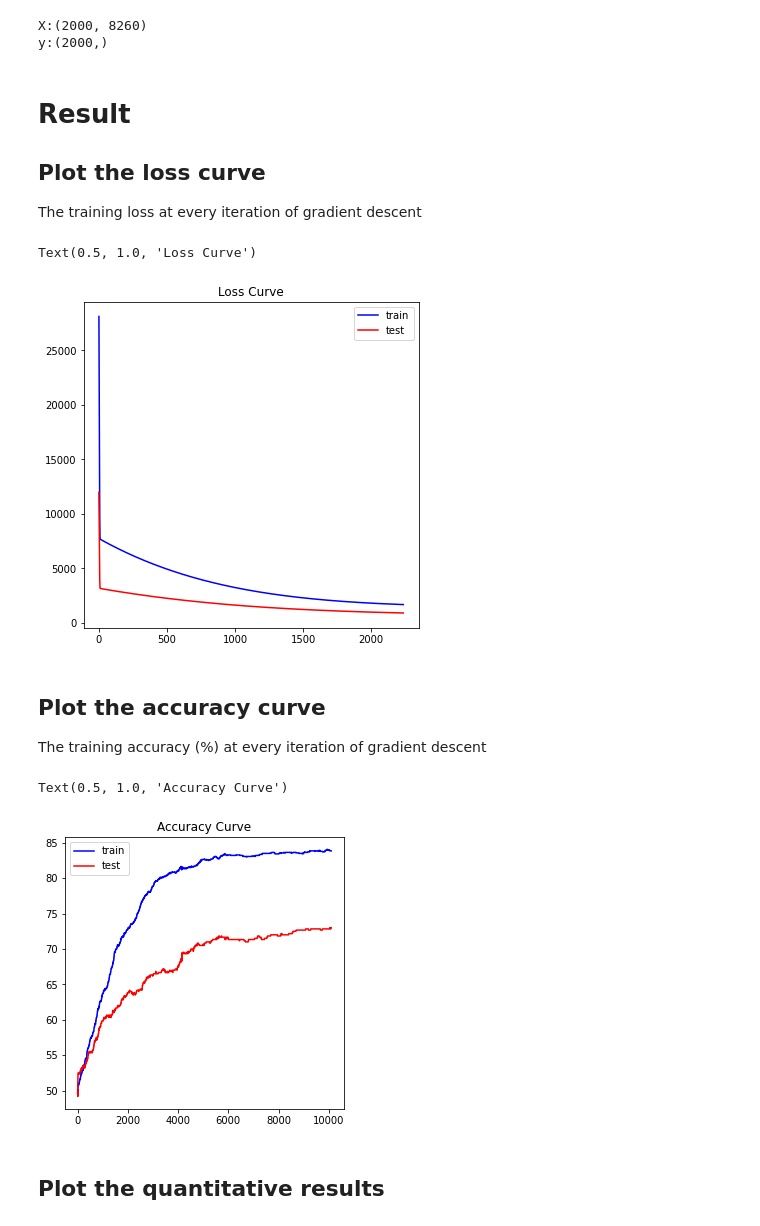
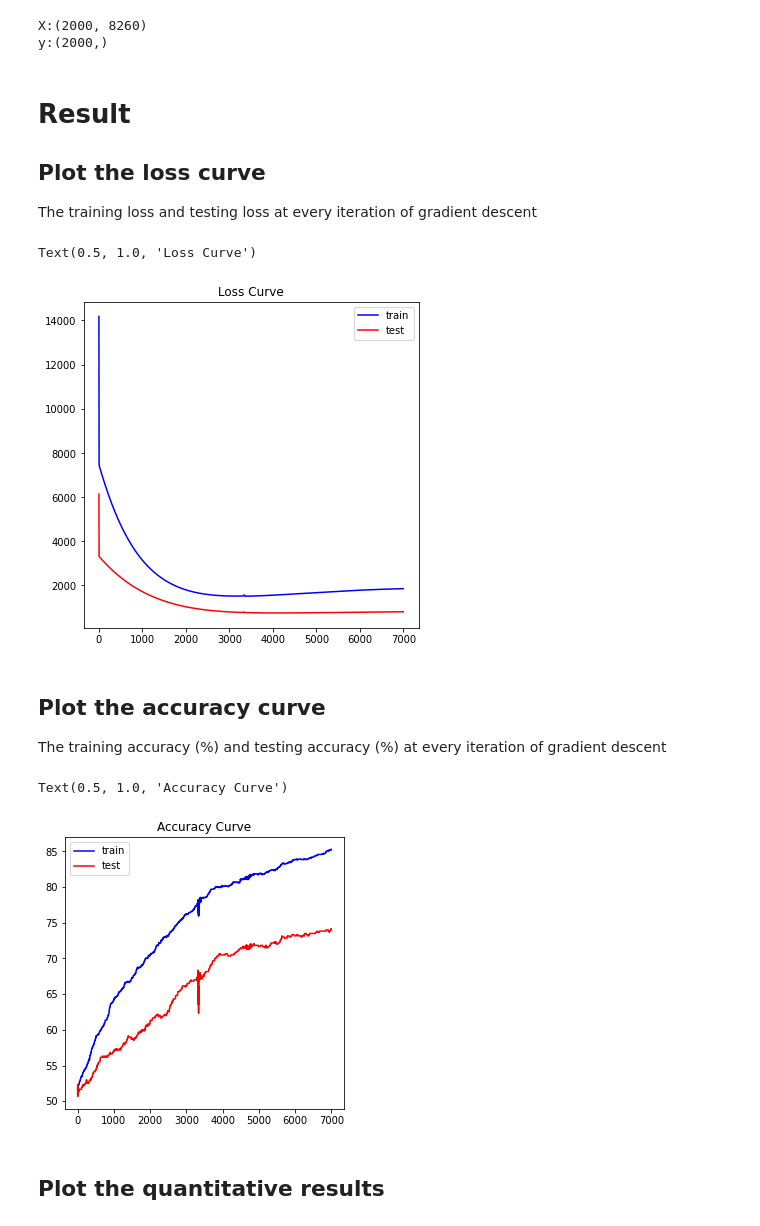
Before and after one commit to fxnnxc/class-MachineLearning, a Jupyter notebook: Assignment11.ipynb, the cells around one changed output. Cells and saved outputs as stored; diff of their text form; code cells hidden in the pictures.

```diff
--- a/Assignment11.ipynb
+++ b/Assignment11.ipynb
@@ -301,8 +297,7 @@ clf = classifier()
 # %%
 # Training
 
-COUNT = 10000
-
+COUNT = 7000
 for k in range(0, COUNT+1):
 
   clf.train(X_train, y_train)
@@ -320,22 +315,22 @@ for k in range(0, COUNT+1):
 
 ## Plot the loss curve
 
-The training loss at every iteration of gradient descent
+The training loss and testing loss at every iteration of gradient descent
 # %%
 import matplotlib.pyplot as plt
 
 plt.figure(figsize=(6,6))
-plt.plot(clf.loss_train[:2236], color='b')
-plt.plot(clf.loss_test[:2236],  color='r')
+plt.plot(clf.loss_train, color='b')
+plt.plot(clf.loss_test,  color='r')
 plt.legend(['train', 'test'])
 plt.title('Loss Curve')
 # %% [output]
 Text(0.5, 1.0, 'Loss Curve')
-[figure, old version]
+[figure, new version]
 # %% [markdown]
 ## Plot the accuracy curve
 
-The training accuracy (%) at every iteration of gradient descent
+The training accuracy (%) and testing accuracy (%) at every iteration of gradient descent
 # %%
 plt.figure(figsize=(5,5))
 plt.plot(clf.acc_train, color='b')
@@ -344,7 +339,7 @@ plt.legend(['train', 'test'])
 plt.title('Accuracy Curve')
 # %% [output]
 Text(0.5, 1.0, 'Accuracy Curve')
-[figure, old version]
+[figure, new version]
 # %% [markdown]
 ## Plot the quantitative results
 # %%
```
Also changed, not shown: parts of 4 cells of this notebook.
